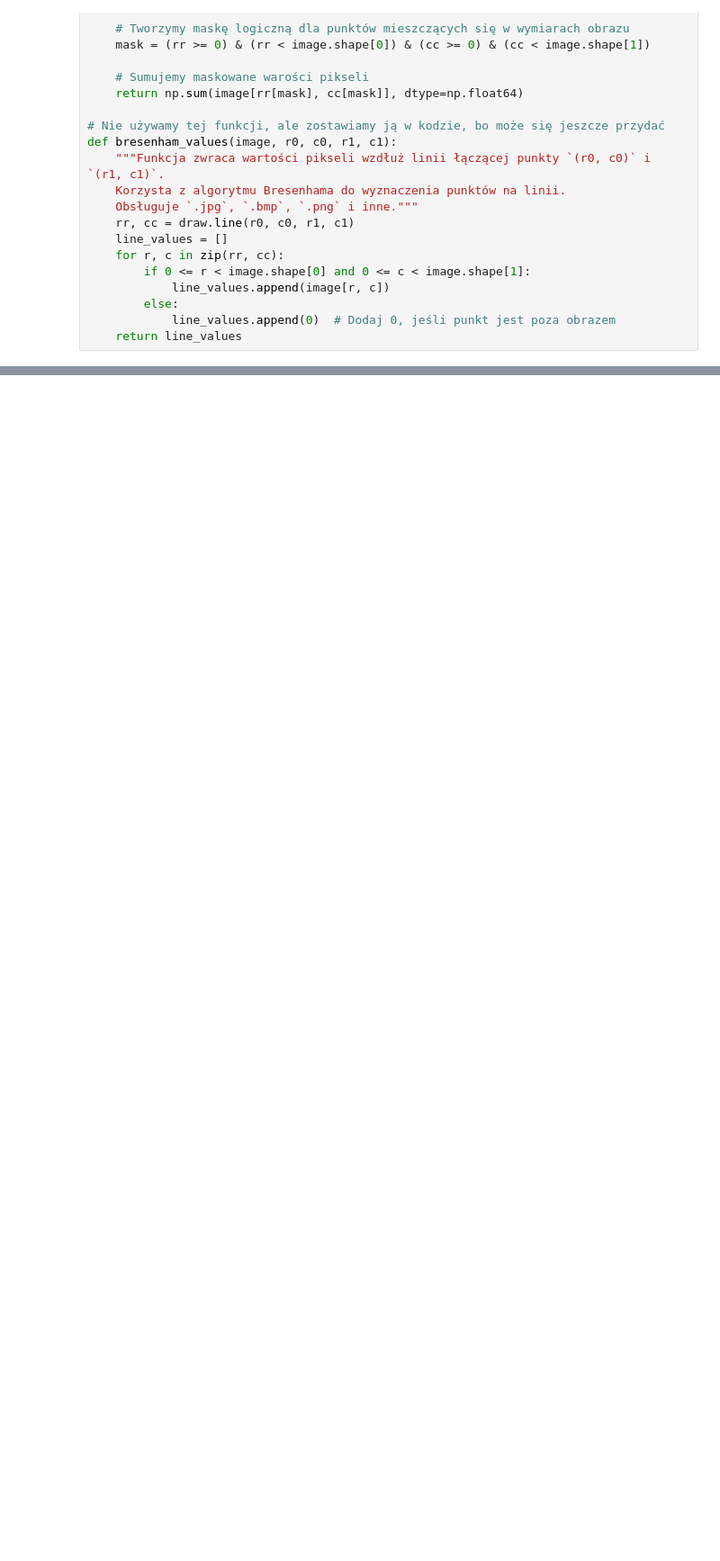
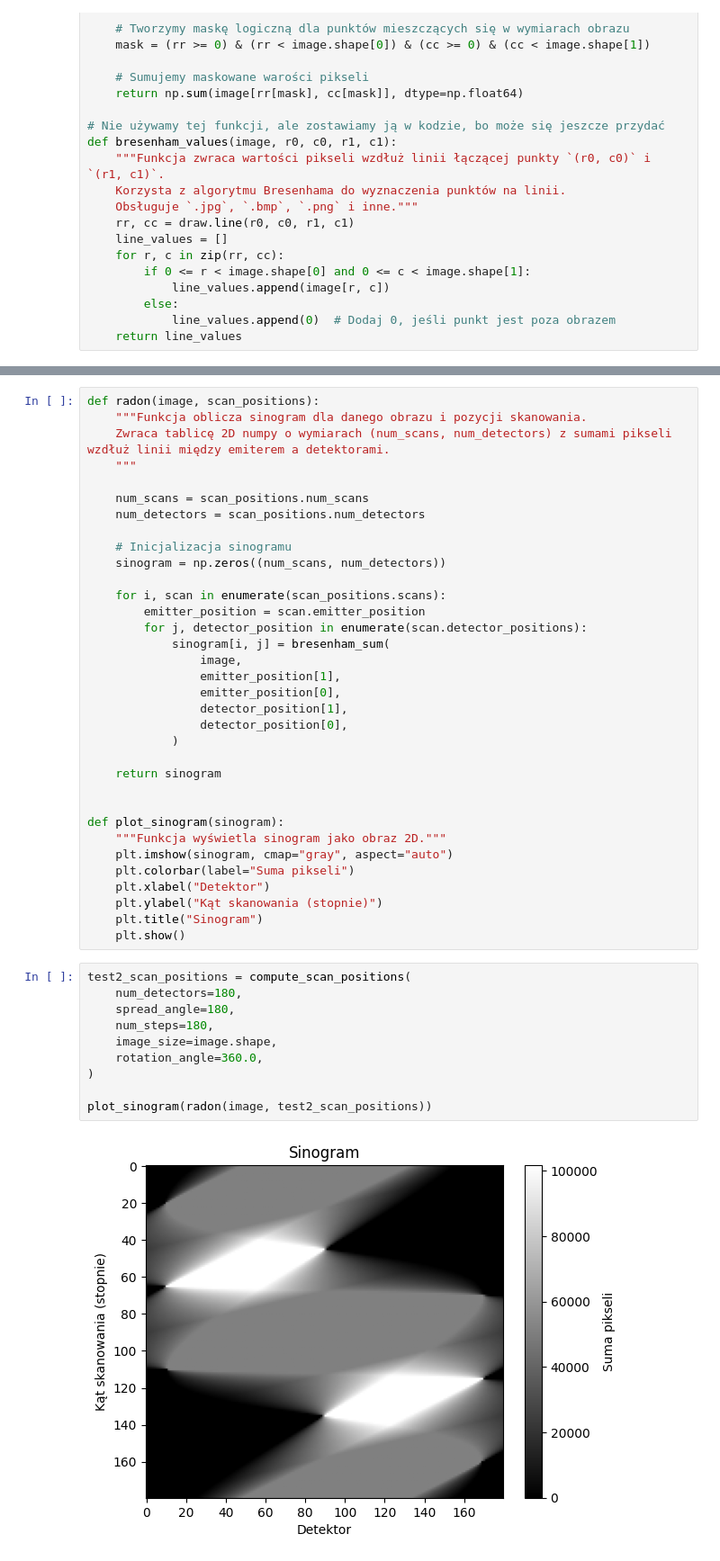
Before and after one commit to pwlsp/tomograf, a Jupyter notebook: tomograf.ipynb, the cells around one changed output, grey strips where cells are left out. Shown at 90% size. Drawn from its saved outputs; the diff is of its cells as text; blank space fills up the shorter version.

Commit message:
Finish Radon (no reverse yet)

```diff
--- a/tomograf.ipynb
+++ b/tomograf.ipynb
@@ -282,0 +175,46 @@ plt.show()
+# %%
+def radon(image, scan_positions):
+    """Funkcja oblicza sinogram dla danego obrazu i pozycji skanowania.
+    Zwraca tablicę 2D numpy o wymiarach (num_scans, num_detectors) z sumami pikseli wzdłuż linii między emiterem a detektorami.
+    """
+
+    num_scans = scan_positions.num_scans
+    num_detectors = scan_positions.num_detectors
+
+    # Inicjalizacja sinogramu
+    sinogram = np.zeros((num_scans, num_detectors))
+
+    for i, scan in enumerate(scan_positions.scans):
+        emitter_position = scan.emitter_position
+        for j, detector_position in enumerate(scan.detector_positions):
+            sinogram[i, j] = bresenham_sum(
+                image,
+                emitter_position[1],
+                emitter_position[0],
+                detector_position[1],
+                detector_position[0],
+            )
+
+    return sinogram
+
+
+def plot_sinogram(sinogram):
+    """Funkcja wyświetla sinogram jako obraz 2D."""
+    plt.imshow(sinogram, cmap="gray", aspect="auto")
+    plt.colorbar(label="Suma pikseli")
+    plt.xlabel("Detektor")
+    plt.ylabel("Kąt skanowania (stopnie)")
+    plt.title("Sinogram")
+    plt.show()
+# %%
+test2_scan_positions = compute_scan_positions(
+    num_detectors=180,
+    spread_angle=180,
+    num_steps=180,
+    image_size=image.shape,
+    rotation_angle=360.0,
+)
+
+plot_sinogram(radon(image, test2_scan_positions))
+# %% [output]
+[figure, added]
```
Also changed, not shown: parts of 13 cells of this notebook.
